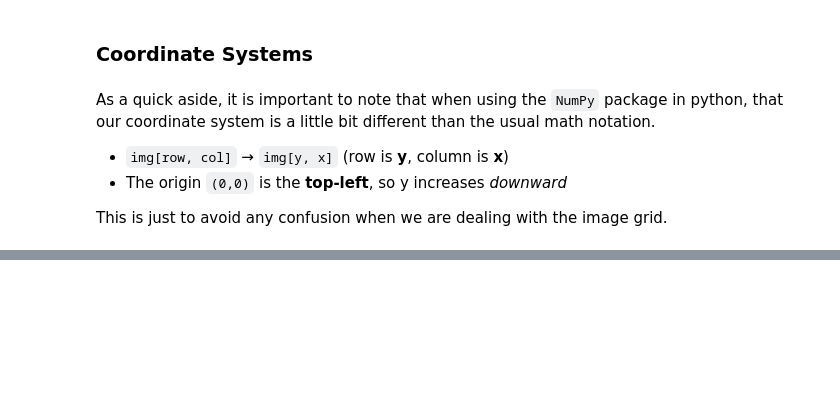
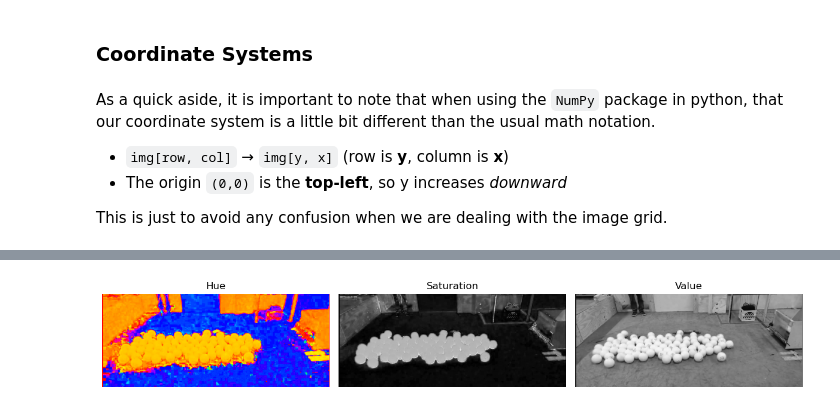
Before and after one commit to nickmelamed/mortorq_instruction, a Jupyter notebook: ml_resources/cv_primer/01-images.ipynb, the cells around one changed output, grey strips where cells are left out. Cells and saved outputs as stored; diff of their text form; code cells hidden in the pictures; blank space fills up the shorter version.

```diff
--- a/ml_resources/cv_primer/01-images.ipynb
+++ b/ml_resources/cv_primer/01-images.ipynb
@@ -128,0 +158,22 @@ This is just to avoid any confusion when we are dealing with the image grid.
+# %%
+img_hsv = cv2.cvtColor(img_bgr, cv2.COLOR_BGR2HSV)
+H, S, V = img_hsv[:, :, 0], img_hsv[:, :, 1], img_hsv[:, :, 2]
+
+fig, ax = plt.subplots(nrows=1, ncols=3, figsize=(12, 4))
+
+ax[0].imshow(H, cmap="hsv")
+ax[0].set_title("Hue")
+ax[0].axis("off")
+
+ax[1].imshow(S, cmap="gray")
+ax[1].set_title("Saturation")
+ax[1].axis("off")
+
+ax[2].imshow(V, cmap="gray")
+ax[2].set_title("Value")
+ax[2].axis("off")
+
+plt.tight_layout()
+plt.show()
+# %% [output]
+[figure, added]
```
Also changed, not shown: parts of 11 cells of this notebook.
